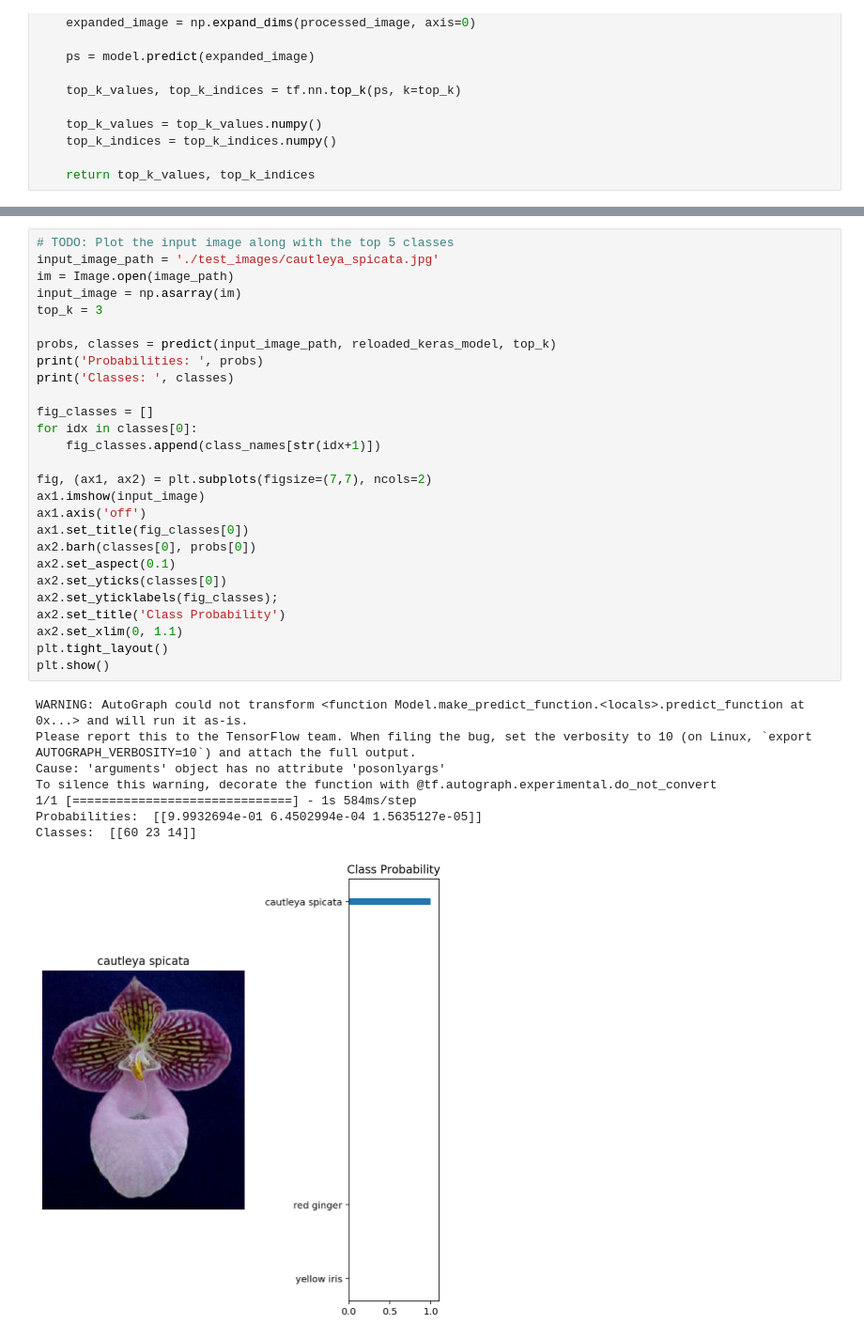
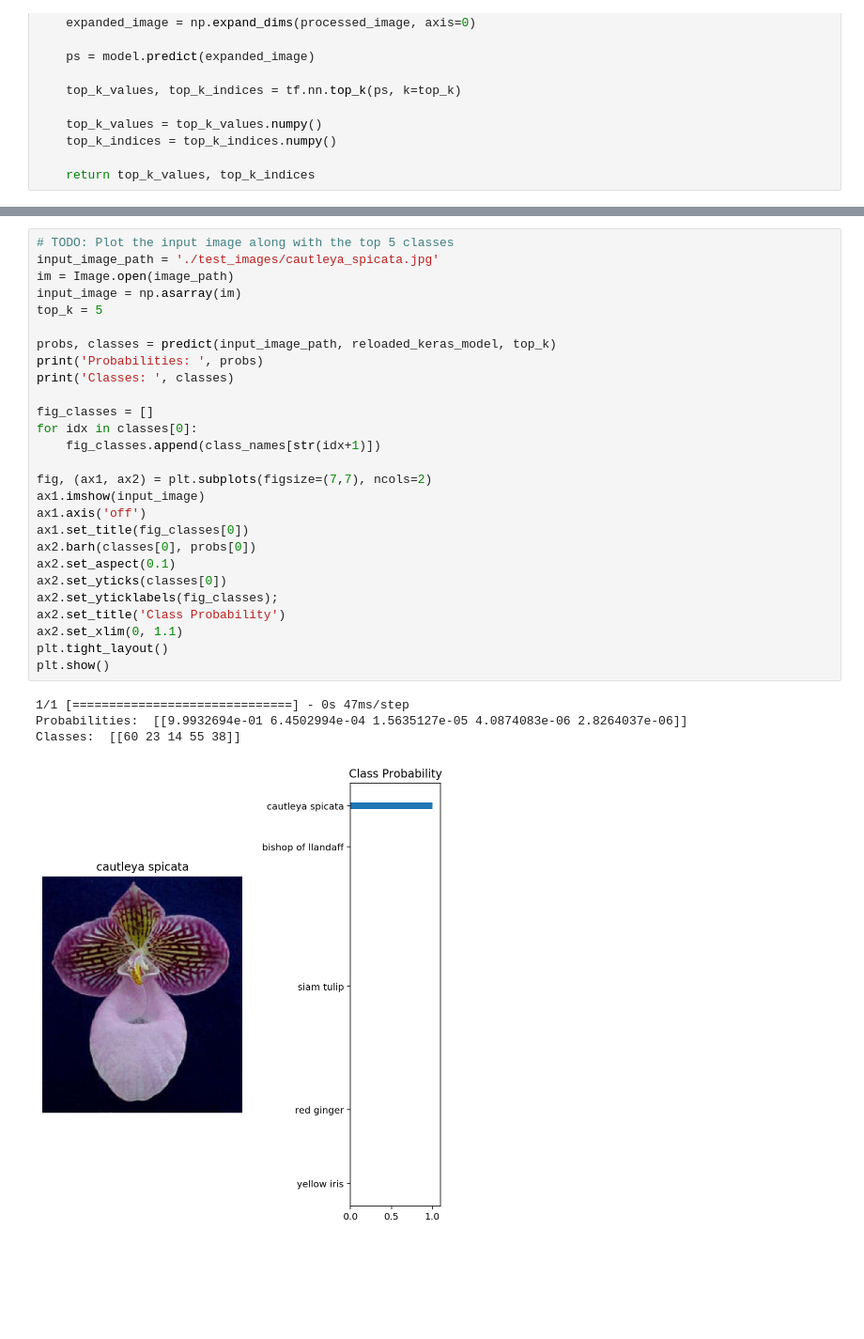
Before and after one commit to Dominik95/intro-to-ml-tensorflow, a Jupyter notebook: Project_Image_Classifier_Project.ipynb, the cells around one changed output, grey strips where cells are left out. Shown at 94% size. Cells and saved outputs as stored; diff of their text form; blank space fills up the shorter version.

```diff
--- a/Project_Image_Classifier_Project.ipynb
+++ b/Project_Image_Classifier_Project.ipynb
@@ -531,36 +513,32 @@ You can convert from the class integer labels to actual flower names using `clas
 # %%
 # TODO: Plot the input image along with the top 5 classes
 input_image_path = './test_images/cautleya_spicata.jpg'
 im = Image.open(image_path)
 input_image = np.asarray(im)
-top_k = 3
+top_k = 5
 
 probs, classes = predict(input_image_path, reloaded_keras_model, top_k)
 print('Probabilities: ', probs)
 print('Classes: ', classes)
 
 fig_classes = []
 for idx in classes[0]:
     fig_classes.append(class_names[str(idx+1)])
 
 fig, (ax1, ax2) = plt.subplots(figsize=(7,7), ncols=2)
 ax1.imshow(input_image)
 ax1.axis('off')
 ax1.set_title(fig_classes[0])
 ax2.barh(classes[0], probs[0])
 ax2.set_aspect(0.1)
 ax2.set_yticks(classes[0])
 ax2.set_yticklabels(fig_classes);
 ax2.set_title('Class Probability')
 ax2.set_xlim(0, 1.1)
 plt.tight_layout()
 plt.show()
 # %% [output]
-WARNING: AutoGraph could not transform <function Model.make_predict_function.<locals>.predict_function at 0x...> and will run it as-is.
-Please report this to the TensorFlow team. When filing the bug, set the verbosity to 10 (on Linux, `export AUTOGRAPH_VERBOSITY=10`) and attach the full output.
-Cause: 'arguments' object has no attribute 'posonlyargs'
-To silence this warning, decorate the function with @tf.autograph.experimental.do_not_convert
-1/1 [==============================] - 1s 584ms/step
-Probabilities:  [[9.9932694e-01 6.4502994e-04 1.5635127e-05]]
-Classes:  [[60 23 14]]
+1/1 [==============================] - 0s 47ms/step
+Probabilities:  [[9.9932694e-01 6.4502994e-04 1.5635127e-05 4.0874083e-06 2.8264037e-06]]
+Classes:  [[60 23 14 55 38]]
-[figure, old version]
+[figure, new version]
```
Also changed, not shown: parts of 2 cells of this notebook, 2 other files.
